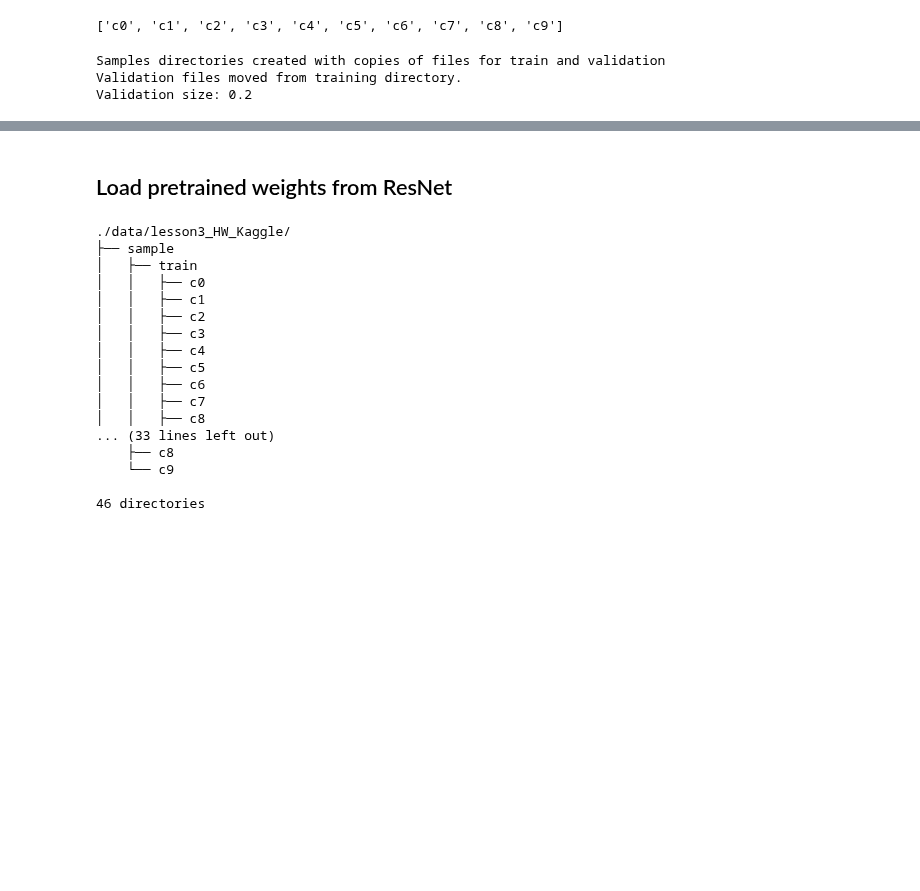
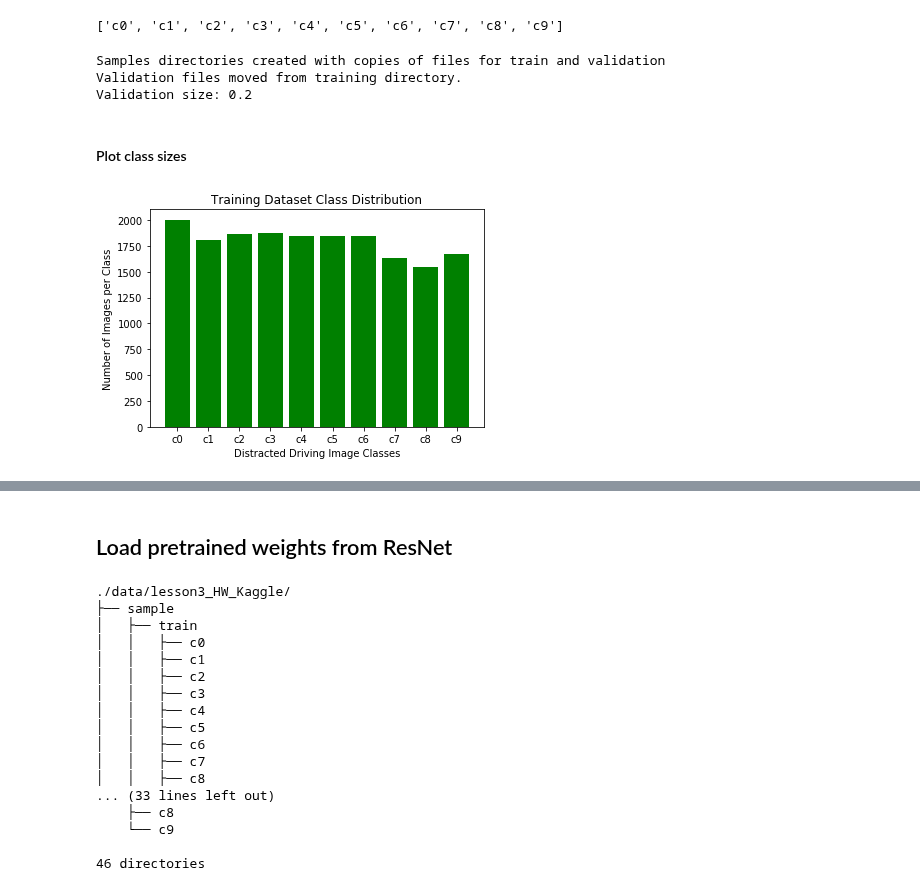
Before and after one commit to caitriggs/courses, a Jupyter notebook: deeplearning1/nbs/lesson3-HWKaggle.ipynb, the cells around one changed output, grey strips where cells are left out. Saved outputs shown, nothing was run; the diff lists cells and outputs as text; code cells hidden in the pictures; blank space fills up the shorter version.

Commit message:
work on lesson3 CNNs and statefarm kaggle

```diff
--- a/deeplearning1/nbs/lesson3-HWKaggle.ipynb
+++ b/deeplearning1/nbs/lesson3-HWKaggle.ipynb
@@ -78,3 +64,5 @@ mtv.create_train_val_dirs(path, classes)
 Samples directories created with copies of files for train and validation
 Validation files moved from training directory.
 Validation size: 0.2
+# %% [markdown]
+#### Plot class sizes
@@ -80,0 +72,17 @@ Validation size: 0.2
+# %%
+from collections import defaultdict
+import os
+
+path = './data/lesson3_HW_Kaggle/train/'
+class_dirs = os.listdir('./data/lesson3_HW_Kaggle/train/')
+class_size = defaultdict()
+
+for c in class_dirs:
+    class_size[c] = len([f for f in os.listdir(path+c+'/') if os.path.isfile(os.path.join(path+c+'/', f))])
+
+plt.bar(class_size.keys(), class_size.values(), color='g')
+plt.title("Training Dataset Class Distribution")
+plt.xlabel("Distracted Driving Image Classes")
+plt.ylabel("Number of Images per Class");
+# %% [output]
+[figure, added]
```
Also changed, not shown: parts of 9 cells of this notebook, 4 other files.
